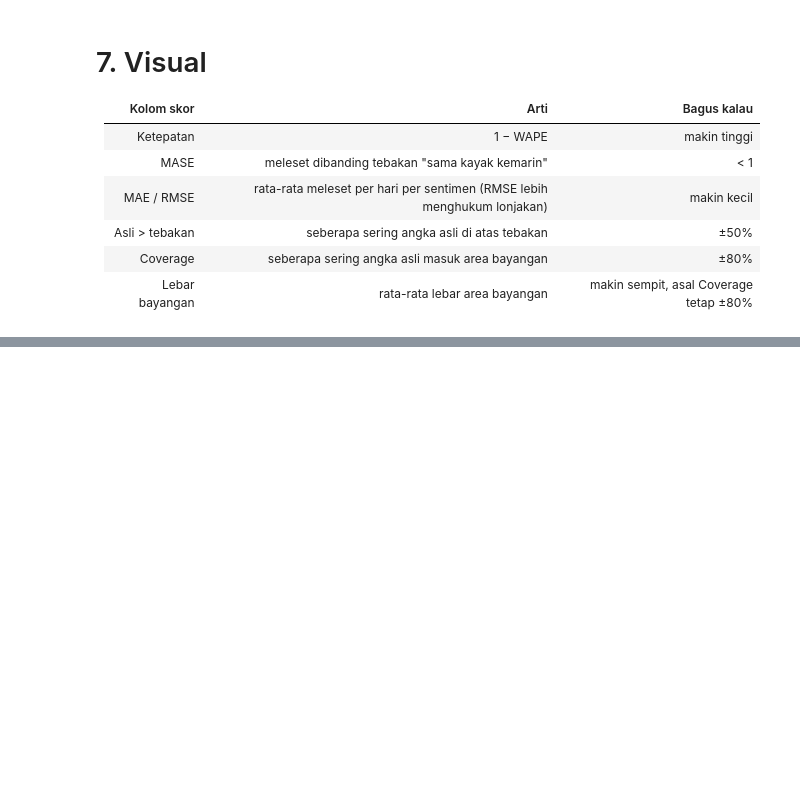
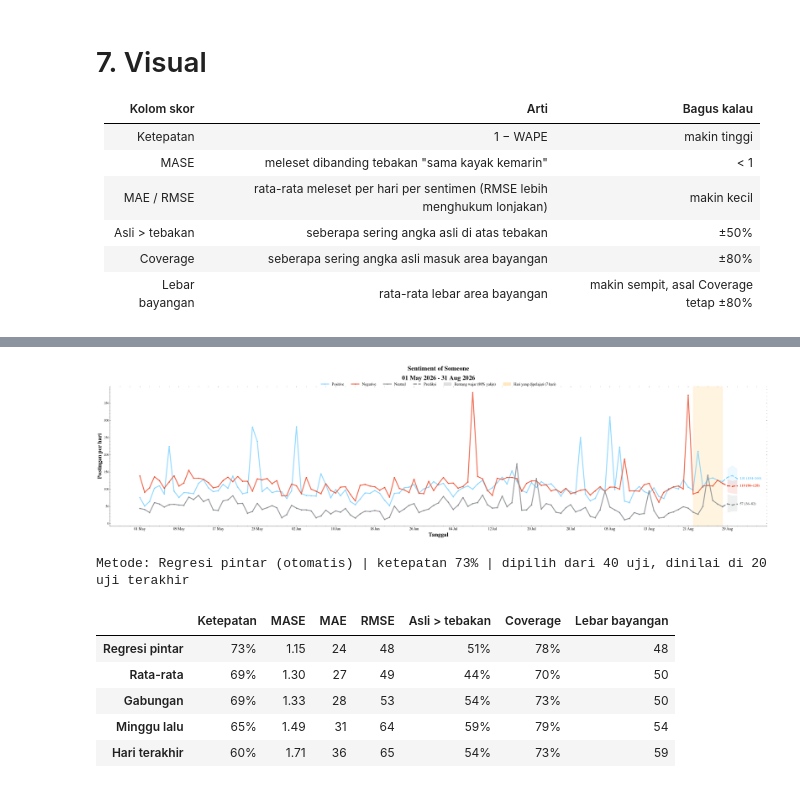
Before and after one commit to aldo02032004/sentiment-volume-forecast, a Jupyter notebook: Linear_regression_forecast.ipynb, the cells around one changed output, grey strips where cells are left out. Cells and saved outputs as stored; diff of their text form; code cells hidden in the pictures; blank space fills up the shorter version.

```diff
--- a/Linear_regression_forecast.ipynb
+++ b/Linear_regression_forecast.ipynb
@@ -316,0 +362,11 @@ display(w.VBox([w.HBox([basis_w, method_w]), w.HBox([horizon_w, lookback_w]), ou
+# %%
+draw(basis_w.value, horizon_w.value, lookback_w.value, method_w.value)
+# %% [output]
+[figure, added]
+Metode: Regresi pintar (otomatis) | ketepatan 73% | dipilih dari 40 uji, dinilai di 20 uji terakhir
+|  | Ketepatan | MASE | MAE | RMSE | Asli > tebakan | Coverage | Lebar bayangan |
+| Regresi pintar | 73% | 1.15 | 24 | 48 | 51% | 78% | 48 |
+| Rata-rata | 69% | 1.30 | 27 | 49 | 44% | 70% | 50 |
+| Gabungan | 69% | 1.33 | 28 | 53 | 54% | 73% | 50 |
+| Minggu lalu | 65% | 1.49 | 31 | 64 | 59% | 79% | 54 |
+| Hari terakhir | 60% | 1.71 | 36 | 65 | 54% | 73% | 59 |
```
Also changed, not shown: parts of 6 cells of this notebook, 1 other file.
